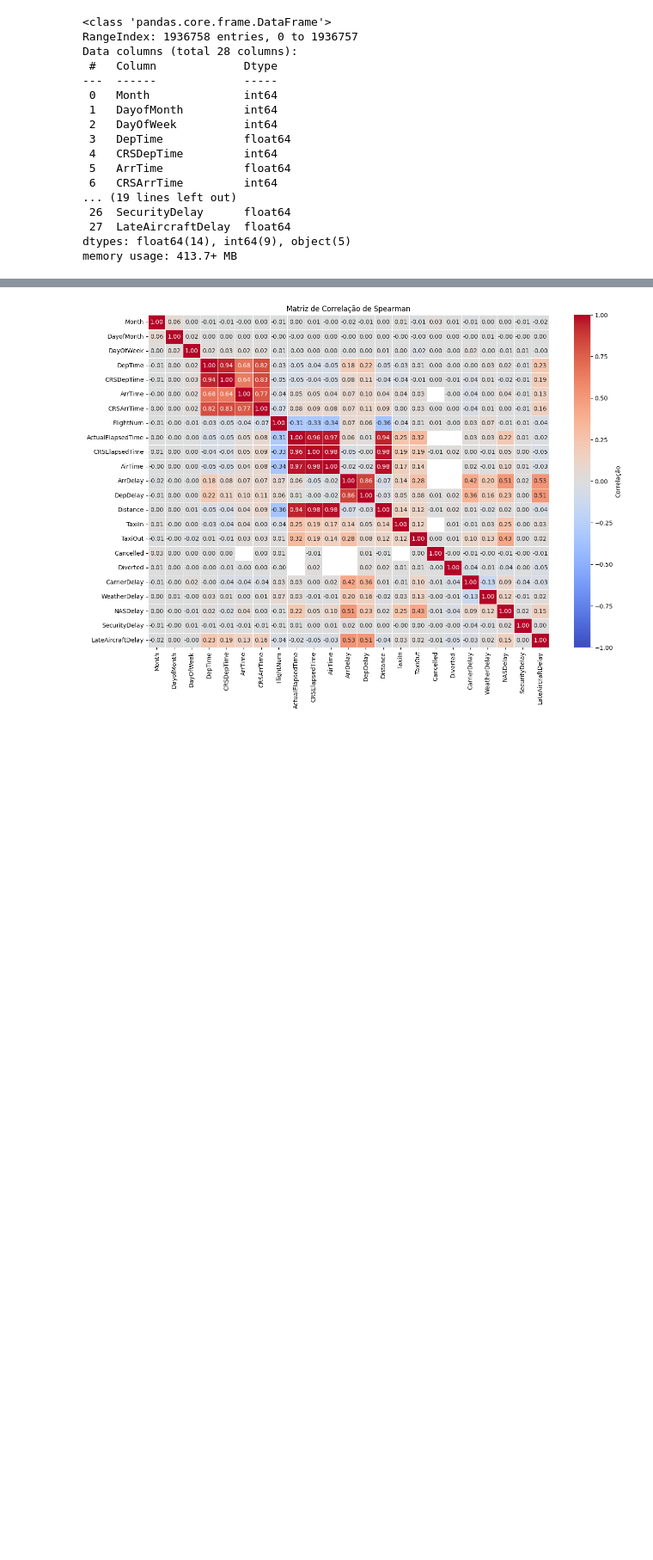
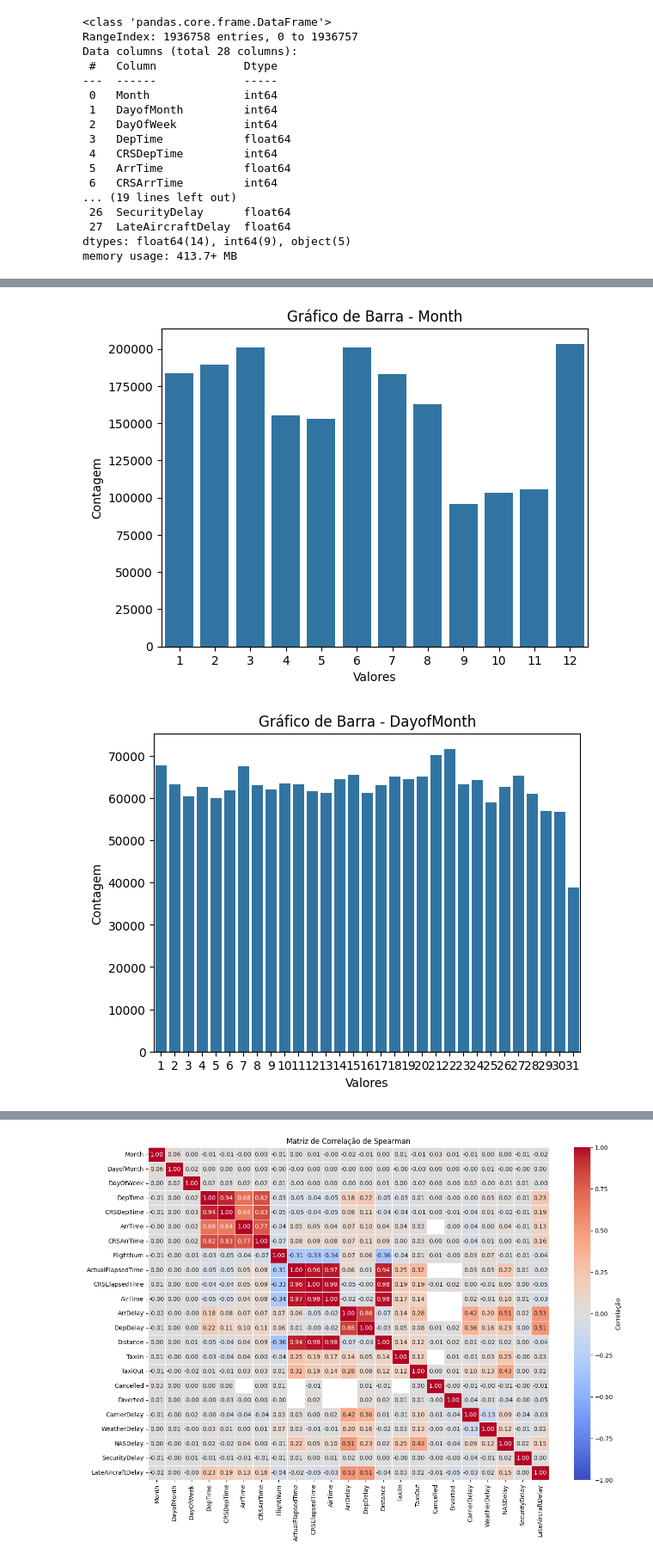
Before and after one commit to AdrielyZBoller/Projeto_Mod05_Ada_VemSerTech, a Jupyter notebook: projeto.ipynb, the cells around one changed output, grey strips where cells are left out. Shown at 86% size. Saved outputs shown, nothing was run; the diff lists cells and outputs as text; code cells hidden in the pictures; blank space fills up the shorter version.

Commit message:
Análise exploratória - gráficos

```diff
--- a/projeto.ipynb
+++ b/projeto.ipynb
@@ -188,0 +239,11 @@ memory usage: 413.7+ MB
+# %%
+# Criar gráficos de barra para variáveis discretas
+for i in lista_var_discretas:
+    sns.countplot(x=i, data=df_discreta[[i]])
+    plt.title(f'Gráfico de Barra - {i}')
+    plt.xlabel('Valores')
+    plt.ylabel('Contagem')
+    plt.show()
+# %% [output]
+[figure, added]
+[figure, added]
```
Also changed, not shown: parts of 16 cells of this notebook, 1 other file.
